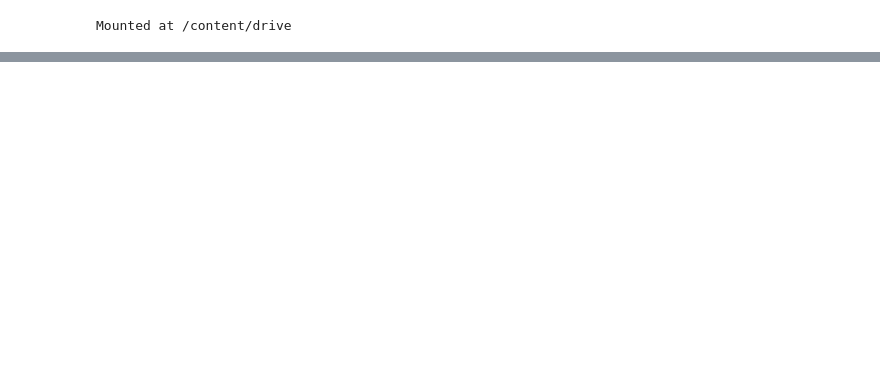
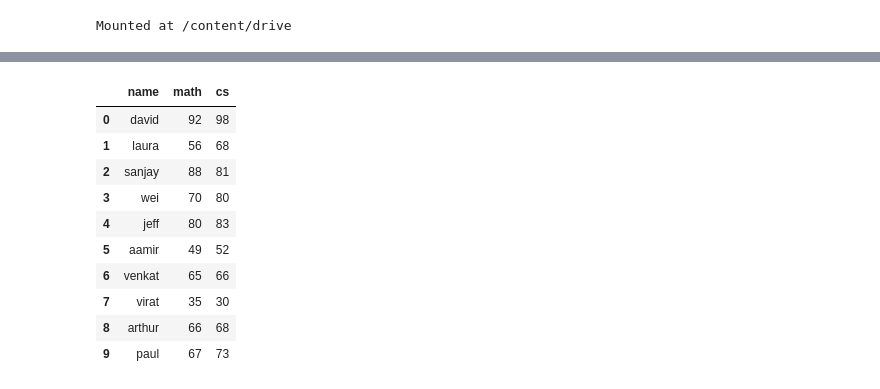
Before and after one commit to AftabUdaipurwala/MachineLearningBasics, a Jupyter notebook: GradientDescent.ipynb, the cells around one changed output, grey strips where cells are left out. Drawn from its saved outputs; the diff is of its cells as text; code cells hidden in the pictures; blank space fills up the shorter version.

```diff
--- a/GradientDescent.ipynb
+++ b/GradientDescent.ipynb
@@ -20,5 +15,17 @@ import numpy as np
 from sklearn import linear_model
 import matplotlib.pyplot as plt
 # %%
-df = pd.read_csv('/content/drive/MyDrive/py-master/ML/2_linear_reg_multivariate/homeprices.csv')
+df = pd.read_csv('/content/drive/MyDrive/py-master/ML/3_gradient_descent/Exercise/test_scores.csv')
 df
+# %% [output]
+|  | name | math | cs |
+| 0 | david | 92 | 98 |
+| 1 | laura | 56 | 68 |
+| 2 | sanjay | 88 | 81 |
+| 3 | wei | 70 | 80 |
+| 4 | jeff | 80 | 83 |
+| 5 | aamir | 49 | 52 |
+| 6 | venkat | 65 | 66 |
+| 7 | virat | 35 | 30 |
+| 8 | arthur | 66 | 68 |
+| 9 | paul | 67 | 73 |
```
Also changed, not shown: parts of 4 cells of this notebook.
